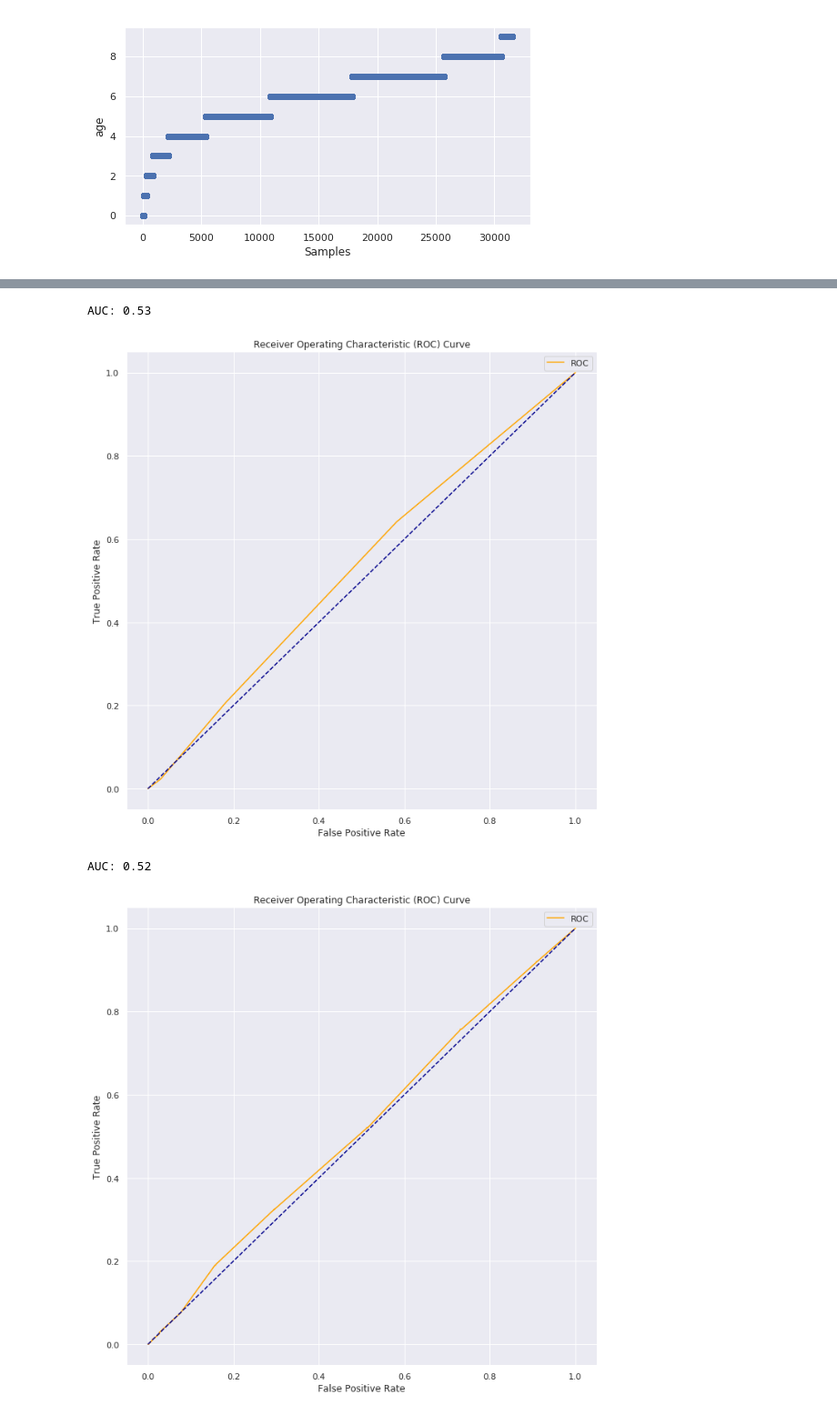
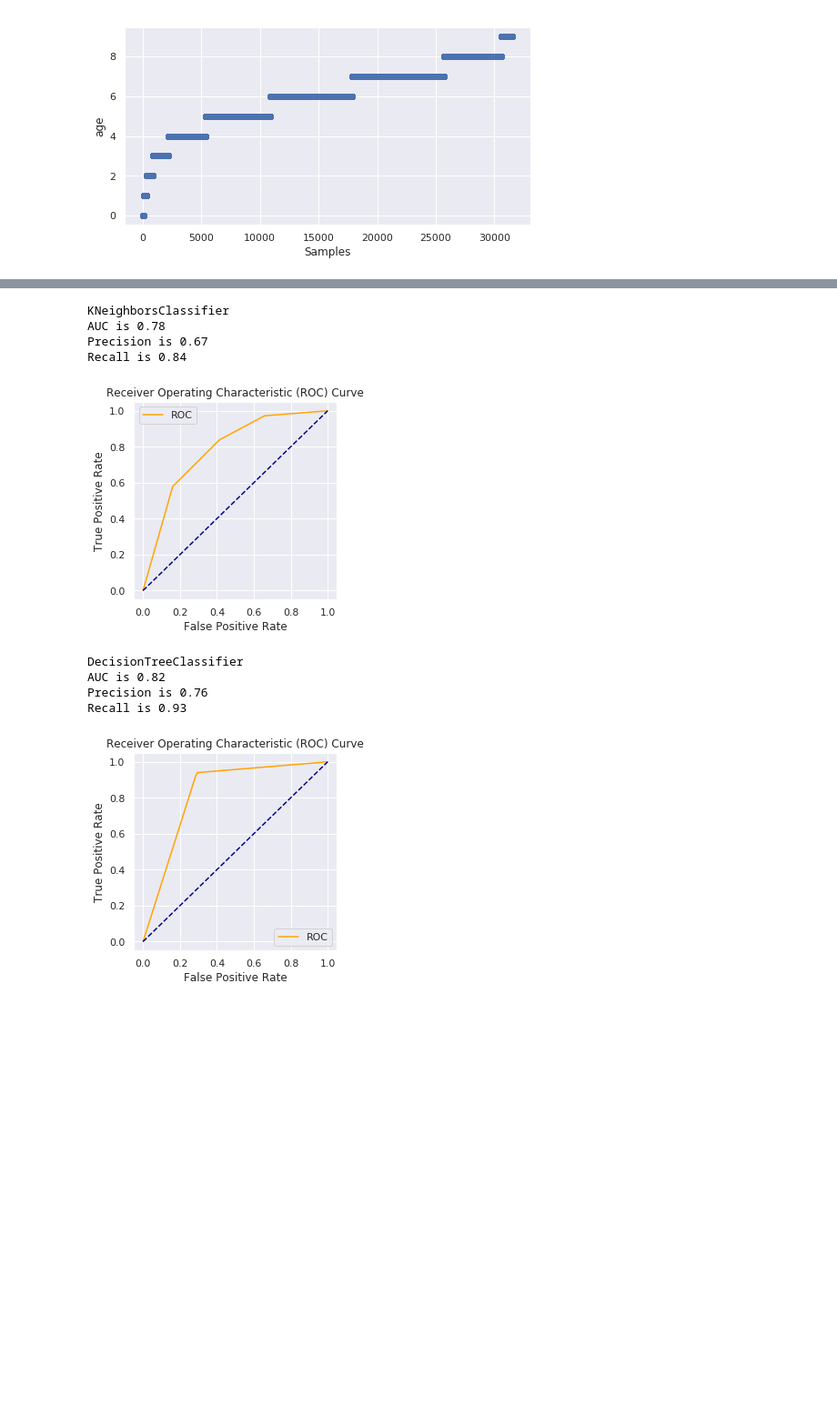
Before and after one commit to divya-nallamalli1/Python-and-ML-assignments, a Jupyter notebook: Hospital readmission ML.ipynb, the cells around one changed output, grey strips where cells are left out. Shown at 91% size. Drawn from its saved outputs; the diff is of its cells as text; code cells hidden in the pictures; blank space fills up the shorter version.

```diff
--- a/Hospital readmission ML.ipynb
+++ b/Hospital readmission ML.ipynb
@@ -78,0 +159,4 @@ all_features = all_features.drop(columns=date_list)
+# %%
+# types of features
+nominal = ['max_glu_serum','A1Cresult','race','age']
+binary = ['gender','change','diabetesMed']
@@ -223,25 +215,17 @@ for y in ordinal:
-# %%
-# based on plots these features can be removed
-all_features = all_features.drop(columns=['repaglinide', 'nateglinide', 'chlorpropamide'])
 # %%
 all_train_features = all_features[all_features['istrain']==1]
 all_test_features = all_features[all_features['istrain']==0]
 all_train_features = all_train_features.drop(columns='istrain')
 all_test_features = all_test_features.drop(columns='istrain')
 # %%
-# target imbalance
-t = all_train_features
-
-target_count = t['Target'].value_counts()
+# Use Random over sampling to handle Target imbalance
+target_count = all_train_features['Target'].value_counts()
 print(target_count)
 print('No:', target_count[0])
 print('Yes', target_count[1])
-print('Proportion:', round(target_count[0] / target_count[1], 2), ': 1')
-
-target_count.plot(kind='bar', title='Count (target)');
 
 # Sampling for target imbalance:
-# Class count
+# Get Class counts
 # count_class_0 = No; count_class_1 = Yes
 count_class_0, count_class_1 = all_features['Target'].value_counts()
 
@@ -255,6 +239,9 @@ df_test_over = pd.concat([df_class_0, df_class_1_over], axis=0)
 
 print('Random over-sampling:')
 print(df_test_over.Target.value_counts())
+
+df_test_over = df_test_over.drop(columns='istrain')
+all_train_features = df_test_over
 # %% [output]
 No     17786
 Yes     6470
@@ -278,7 +263,9 @@ y = all_train_features['Target']
 
 all_test_features = all_test_features.drop(columns='Target')
 # %%
+# method to plot roc curve
 def plot_roc_curve(fpr, tpr):
+    plt.figure(figsize=(4,4))
     plt.plot(fpr, tpr, color='orange', label='ROC')
     plt.plot([0, 1], [0, 1], color='darkblue', linestyle='--')
     plt.xlabel('False Positive Rate')
@@ -292,42 +279,55 @@ Model evaluation across multiple classifiers based on accuracy of predictions.
 """
 classifiers = [
     KNeighborsClassifier(3),
-#     LinearSVC(),
-#     DecisionTreeClassifier(),
+    DecisionTreeClassifier(),
     RandomForestClassifier(),
+    LogisticRegression(),
     AdaBoostClassifier(),
     GradientBoostingClassifier(),
-    GaussianNB(),
-    LogisticRegression()]
+    GaussianNB()]
 
+# add all accuracy scores into dict
 acc_dict = {}
 
 sss = StratifiedShuffleSplit(n_splits=10, test_size=0.1, random_state=0)
 
 # sss.split gives lists of train and test indexes. iloc is done to get those rows from dataframe and store in train and test dataframes
 for train_index, test_index in sss.split(X, y):
     X_train, X_test = X.iloc[train_index], X.iloc[test_index]
     y_train, y_test = y.iloc[train_index], y.iloc[test_index]
 
     for clf in classifiers:
+        # train the model and predict
         name = clf.__class__.__name__
         clf.fit(X_train, y_train)
         train_predictions = clf.predict(X_test)
         acc = accuracy_score(y_test, train_predictions)
 
+        # get ROC,AUC,Precision,Recall scores
         probs = clf.predict_proba(X_test)
         probs = probs[:, 1]
-        auc = roc_auc_score(y_test, probs)
-        print('AUC: %.2f' % auc)
+        print(name)
+        print("AUC is {0:.2f}".format(roc_auc_score(y_test, probs)))
+        print("Precision is {0:.2f}".format(precision_score(y_test, train_predictions)))
+        print("Recall is {0:.2f}".format(recall_score(y_test, train_predictions)))
+
+        # plot ROC curve
         fpr, tpr, thresholds = roc_curve(y_test, probs)
         plot_roc_curve(fpr, tpr)
 
+        # combine accuracies from all splits to get final accuracy score
         if name in acc_dict:
             acc_dict[name] += (acc/10.0)
         else:
             acc_dict[name] = (acc/10.0)
 # %% [output]
-AUC: 0.53
+KNeighborsClassifier
+AUC is 0.78
+Precision is 0.67
+Recall is 0.84
-[figure, old version]
+[figure, new version]
-AUC: 0.52
+DecisionTreeClassifier
+AUC is 0.82
+Precision is 0.76
+Recall is 0.93
-[figure, old version]
+[figure, new version]
```
Also changed, not shown: parts of 35 cells of this notebook.
